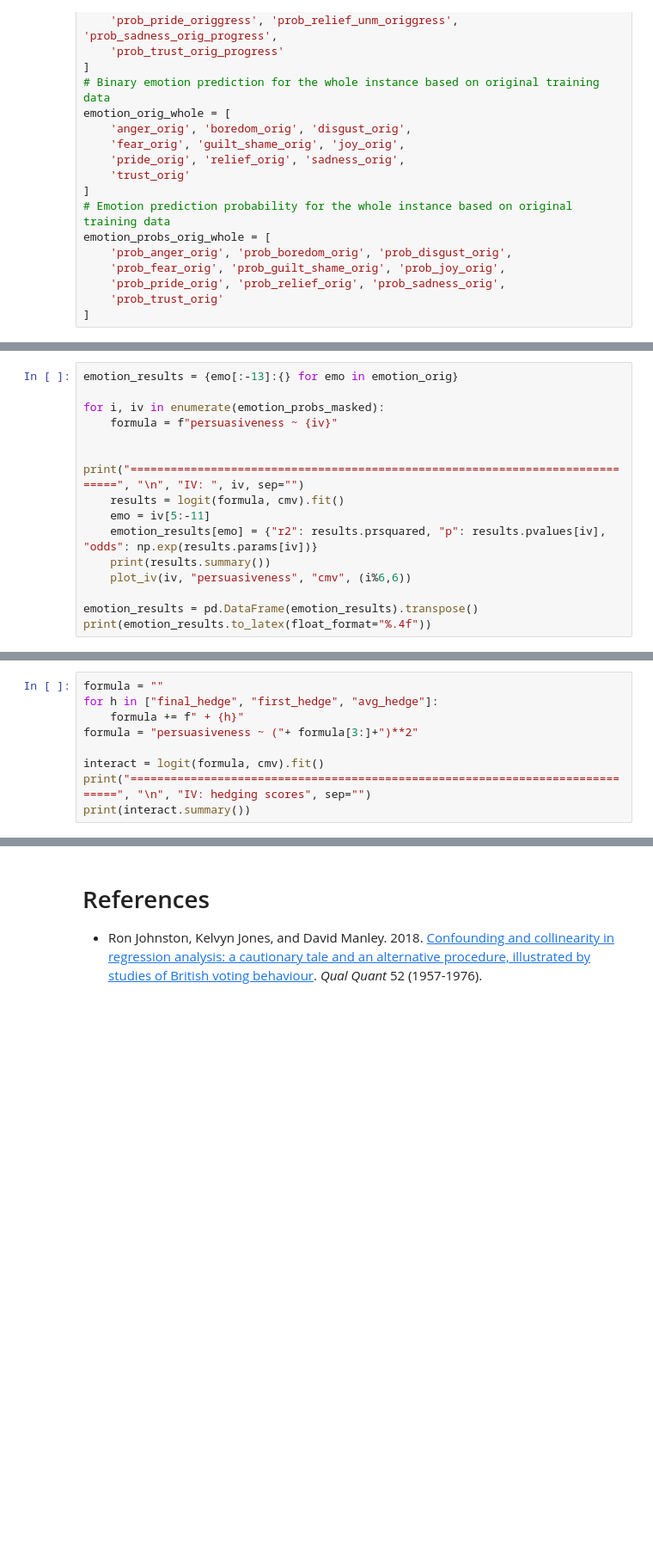
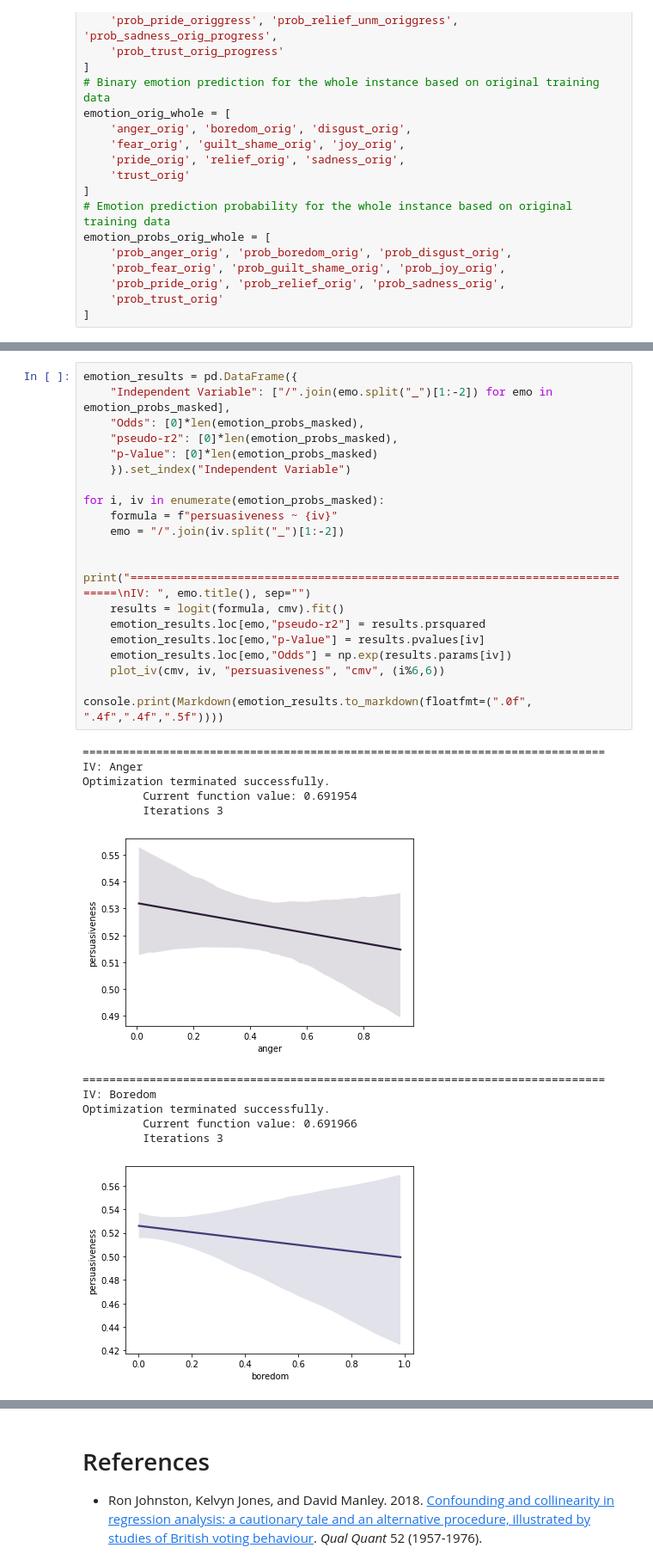
Before and after one commit to CarlottaQuensel/subjective-argument-strength, a Jupyter notebook: CMV_regression.ipynb, the cells around one changed output, grey strips where cells are left out. Shown: that part at 86% size. Drawn from its saved outputs; the diff is of its cells as text; blank space fills up the shorter version.

```diff
--- a/CMV_regression.ipynb
+++ b/CMV_regression.ipynb
@@ -181,15 +136,0 @@ The following code implements the main emotion models reported in the paper, i.e
-# %%
-emotion_results = {emo[:-13]:{} for emo in emotion_orig}
-
-for i, iv in enumerate(emotion_probs_masked):
-    formula = f"persuasiveness ~ {iv}"
-
-    print("==============================================================================", "\n", "IV: ", iv, sep="")
-    results = logit(formula, cmv).fit()
-    emo = iv[5:-11]
-    emotion_results[emo] = {"r2": results.prsquared, "p": results.pvalues[iv], "odds": np.exp(results.params[iv])}
-    print(results.summary())
-    plot_iv(iv, "persuasiveness", "cmv", (i%6,6))
-
-emotion_results = pd.DataFrame(emotion_results).transpose()
-print(emotion_results.to_latex(float_format="%.4f"))
@@ -405,9 +136,0 @@ To find possible interaction effects between hedging use in different parts of a
-# %%
-formula = ""
-for h in ["final_hedge", "first_hedge", "avg_hedge"]:
-    formula += f" + {h}"
-formula = "persuasiveness ~ ("+ formula[3:]+")**2"
-
-interact = logit(formula, cmv).fit()
-print("==============================================================================", "\n", "IV: hedging scores", sep="")
-print(interact.summary())
@@ -667,0 +193,33 @@ print(full_conf.to_latex(float_format="%.4f",index=False))
+# %%
+emotion_results = pd.DataFrame({
+    "Independent Variable": ["/".join(emo.split("_")[1:-2]) for emo in emotion_probs_masked],
+    "Odds": [0]*len(emotion_probs_masked),
+    "pseudo-r2": [0]*len(emotion_probs_masked),
+    "p-Value": [0]*len(emotion_probs_masked)
+    }).set_index("Independent Variable")
+
+for i, iv in enumerate(emotion_probs_masked):
+    formula = f"persuasiveness ~ {iv}"
+    emo = "/".join(iv.split("_")[1:-2])
+
+    print("==============================================================================\nIV: ", emo.title(), sep="")
+    results = logit(formula, cmv).fit()
+    emotion_results.loc[emo,"pseudo-r2"] = results.prsquared
+    emotion_results.loc[emo,"p-Value"] = results.pvalues[iv]
+    emotion_results.loc[emo,"Odds"] = np.exp(results.params[iv])
+    plot_iv(cmv, iv, "persuasiveness", "cmv", (i%6,6))
+
+console.print(Markdown(emotion_results.to_markdown(floatfmt=(".0f", ".4f",".4f",".5f"))))
+# %% [output]
+==============================================================================
+IV: Anger
+Optimization terminated successfully.
+         Current function value: 0.691954
+         Iterations 3
+[figure, added]
+==============================================================================
+IV: Boredom
+Optimization terminated successfully.
+         Current function value: 0.691966
+         Iterations 3
+[figure, added]
```
Also changed, not shown: parts of 45 cells of this notebook, 2 other files.
